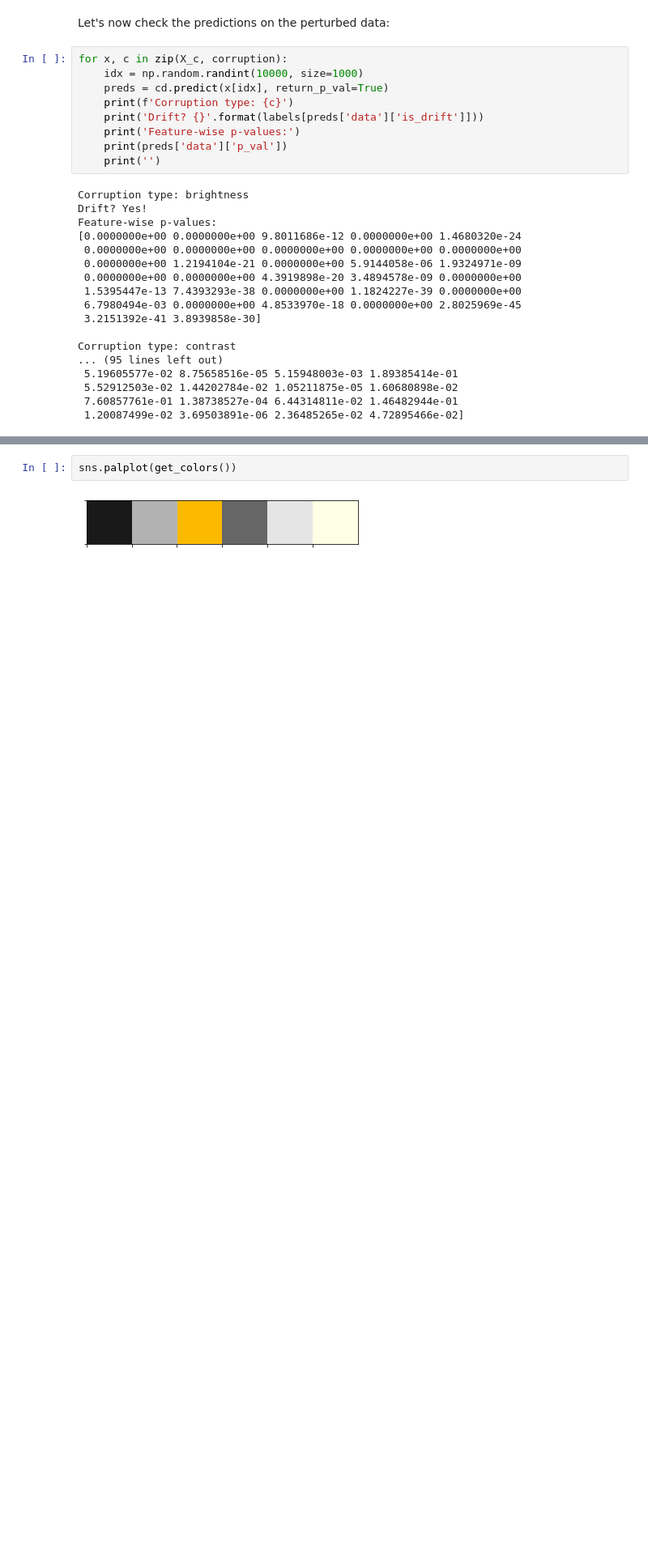
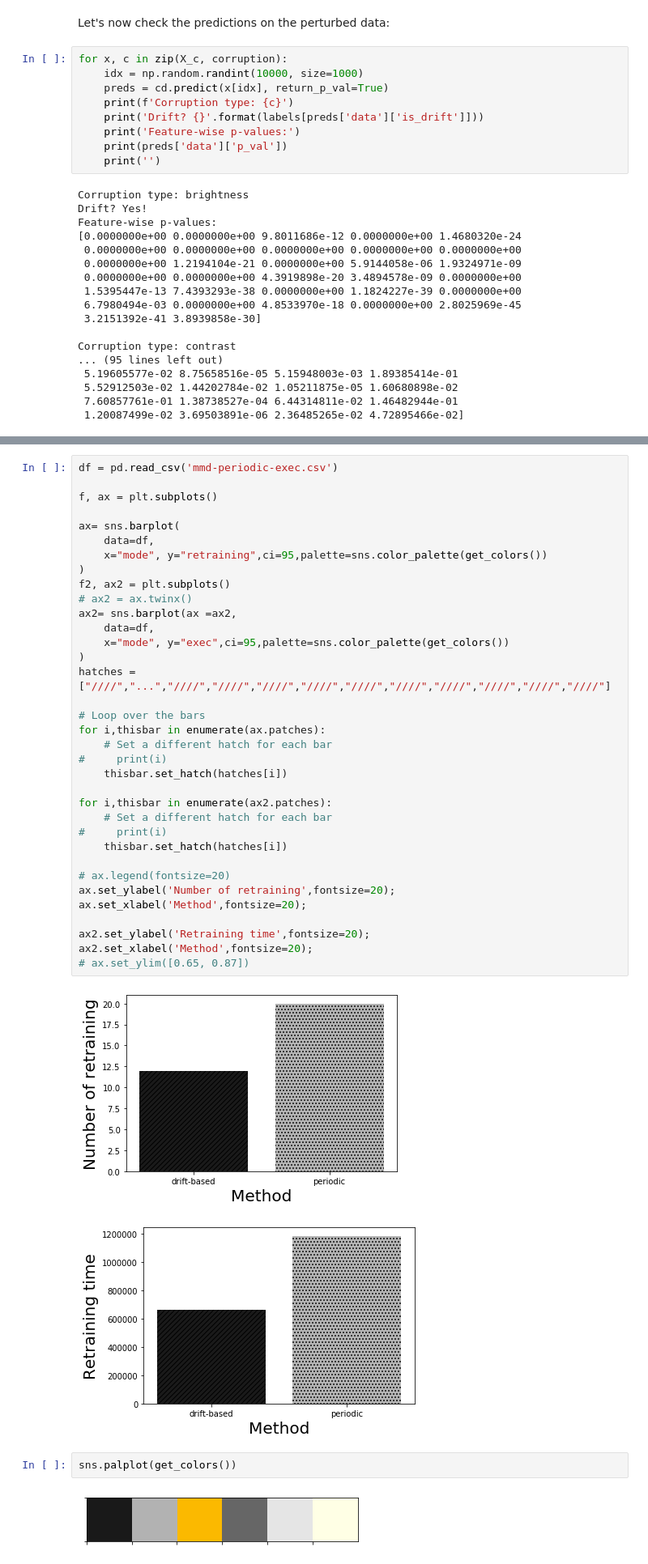
Before and after one commit to mtoslalibu/kfserving, a Jupyter notebook: mert-examples/cd_ks_cifar10.ipynb, the cells around one changed output, grey strips where cells are left out. Shown at 81% size. Saved outputs shown, nothing was run; the diff lists cells and outputs as text; blank space fills up the shorter version.

```diff
--- a/mert-examples/cd_ks_cifar10.ipynb
+++ b/mert-examples/cd_ks_cifar10.ipynb
@@ -417,3 +474,41 @@ ax3.set_xlabel('Corrupted Data Ratio',fontsize=20);
+# %%
+df = pd.read_csv('mmd-periodic-exec.csv')
+
+f, ax = plt.subplots()
+
+ax= sns.barplot(
+    data=df,
+    x="mode", y="retraining",ci=95,palette=sns.color_palette(get_colors())
+)
+f2, ax2 = plt.subplots()
+# ax2 = ax.twinx()
+ax2= sns.barplot(ax =ax2,
+    data=df,
+    x="mode", y="exec",ci=95,palette=sns.color_palette(get_colors())
+)
+hatches = ["////","...","////","////","////","////","////","////","////","////","////","////"]
+
+# Loop over the bars
+for i,thisbar in enumerate(ax.patches):
+    # Set a different hatch for each bar
+#     print(i)
+    thisbar.set_hatch(hatches[i])
+
+for i,thisbar in enumerate(ax2.patches):
+    # Set a different hatch for each bar
+#     print(i)
+    thisbar.set_hatch(hatches[i])
+
+# ax.legend(fontsize=20)
+ax.set_ylabel('Number of retraining',fontsize=20);
+ax.set_xlabel('Method',fontsize=20);
+
+ax2.set_ylabel('Retraining time',fontsize=20);
+ax2.set_xlabel('Method',fontsize=20);
+# ax.set_ylim([0.65, 0.87])
+# %% [output]
+[figure, added]
+[figure, added]
 # %%
 sns.palplot(get_colors())
 # %% [output]
```
Also changed, not shown: parts of 7 cells of this notebook, 17 other files.
